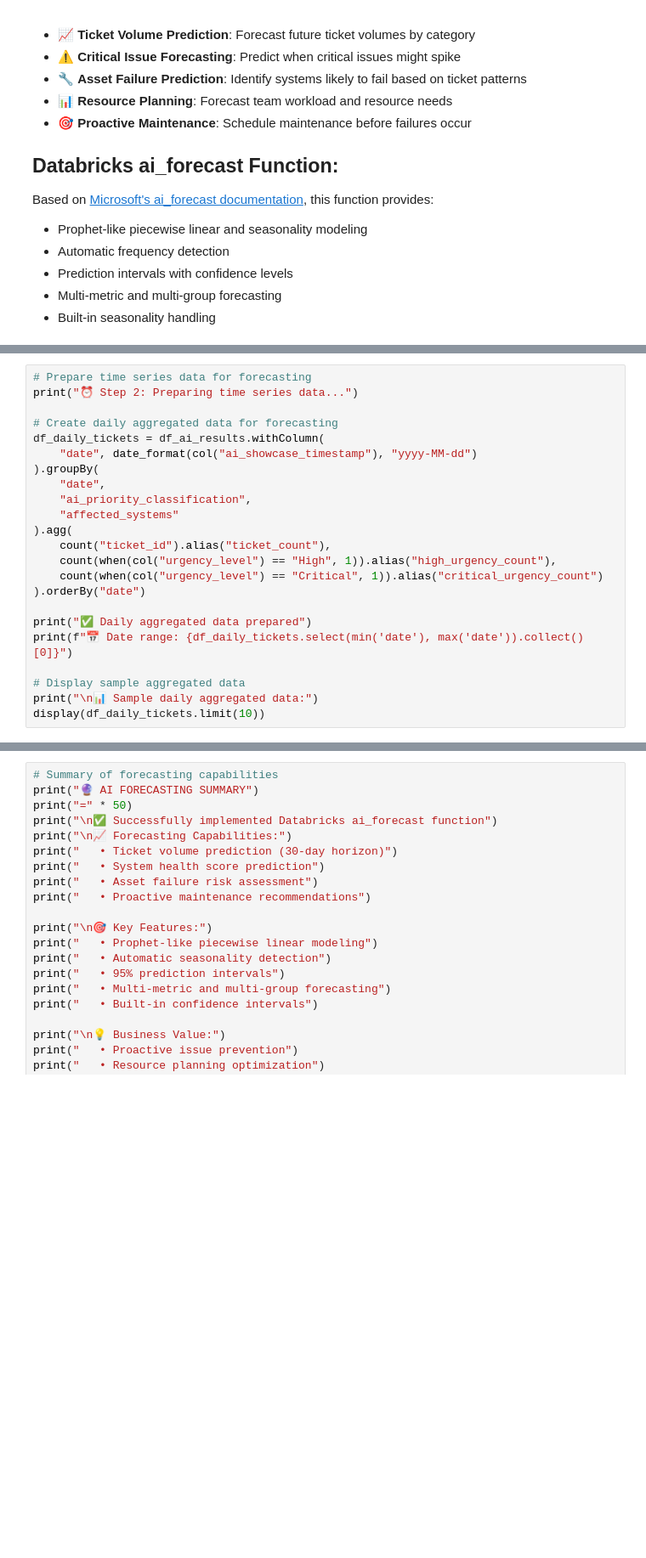
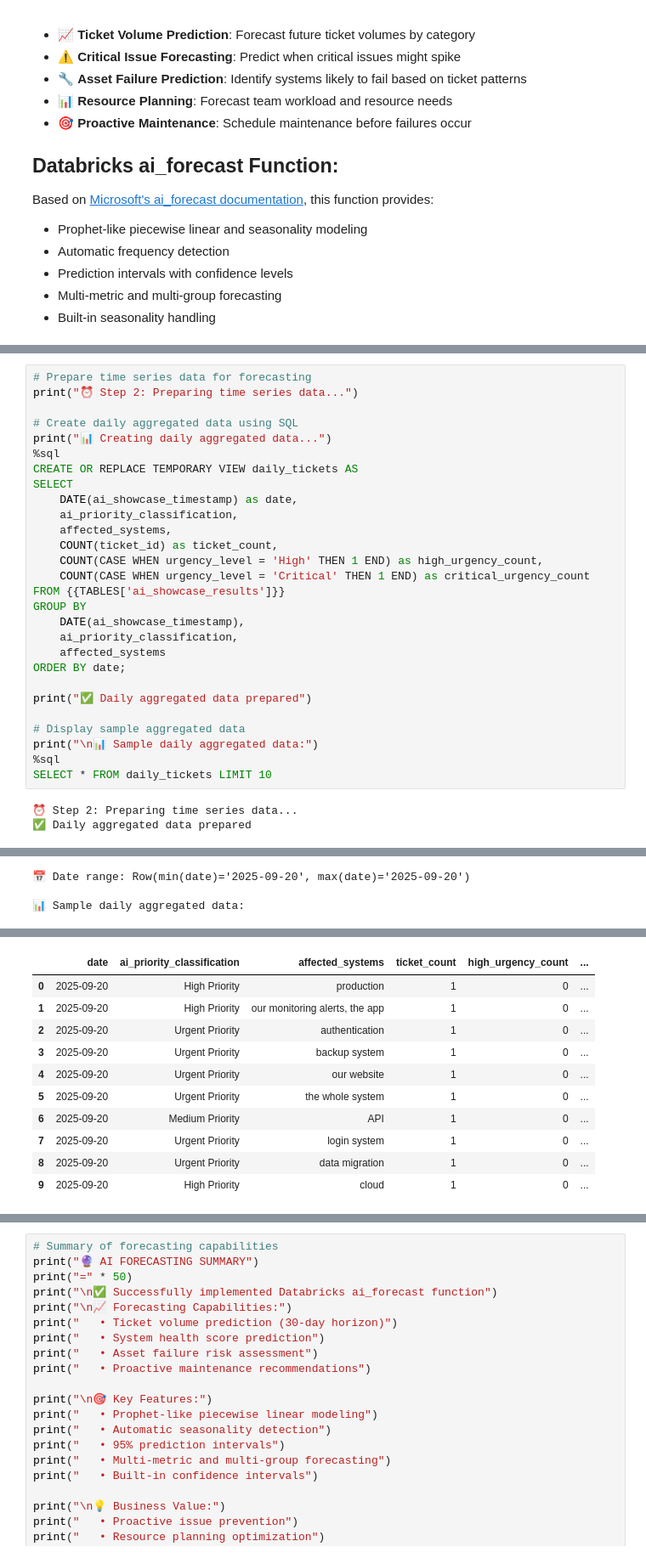
Before and after one commit to bigdatavik/databricks-classify-tickets, a Jupyter notebook: src/databricks_classify_tickets/04_ai_forecasting.ipynb, the cells around one changed output, grey strips where cells are left out. Shown at 85% size. Drawn from its saved outputs; the diff is of its cells as text; blank space fills up the shorter version.

```diff
--- a/src/databricks_classify_tickets/04_ai_forecasting.ipynb
+++ b/src/databricks_classify_tickets/04_ai_forecasting.ipynb
@@ -66,22 +89,30 @@ KeyError: 'ai_analysis_results'
 # Prepare time series data for forecasting
 print("⏰ Step 2: Preparing time series data...")
 
-# Create daily aggregated data for forecasting
-df_daily_tickets = df_ai_results.withColumn(
-    "date", date_format(col("ai_showcase_timestamp"), "yyyy-MM-dd")
-).groupBy(
-    "date",
-    "ai_priority_classification",
-    "affected_systems"
-).agg(
-    count("ticket_id").alias("ticket_count"),
-    count(when(col("urgency_level") == "High", 1)).alias("high_urgency_count"),
-    count(when(col("urgency_level") == "Critical", 1)).alias("critical_urgency_count")
-).orderBy("date")
+# Create daily aggregated data using SQL
+print("📊 Creating daily aggregated data...")
+%sql
+CREATE OR REPLACE TEMPORARY VIEW daily_tickets AS
+SELECT
+    DATE(ai_showcase_timestamp) as date,
+    ai_priority_classification,
+    affected_systems,
+    COUNT(ticket_id) as ticket_count,
+    COUNT(CASE WHEN urgency_level = 'High' THEN 1 END) as high_urgency_count,
+    COUNT(CASE WHEN urgency_level = 'Critical' THEN 1 END) as critical_urgency_count
+FROM {{TABLES['ai_showcase_results']}}
+GROUP BY
+    DATE(ai_showcase_timestamp),
+    ai_priority_classification,
+    affected_systems
+ORDER BY date;
 
 print("✅ Daily aggregated data prepared")
-print(f"📅 Date range: {df_daily_tickets.select(min('date'), max('date')).collect()[0]}")
 
 # Display sample aggregated data
 print("\n📊 Sample daily aggregated data:")
-display(df_daily_tickets.limit(10))
+%sql
+SELECT * FROM daily_tickets LIMIT 10
+# %% [output]
+⏰ Step 2: Preparing time series data...
+✅ Daily aggregated data prepared
@@ -87,0 +120,3 @@ display(df_daily_tickets.limit(10))
+📅 Date range: Row(min(date)='2025-09-20', max(date)='2025-09-20')
+
+📊 Sample daily aggregated data:
@@ -88,3 +124,14 @@ display(df_daily_tickets.limit(10))
+|  | date | ai_priority_classification | affected_systems | ticket_count | high_urgency_count | ... |
+| 0 | 2025-09-20 | High Priority | production | 1 | 0 | ... |
+| 1 | 2025-09-20 | High Priority | our monitoring alerts, the app | 1 | 0 | ... |
+| 2 | 2025-09-20 | Urgent Priority | authentication | 1 | 0 | ... |
+| 3 | 2025-09-20 | Urgent Priority | backup system | 1 | 0 | ... |
+| 4 | 2025-09-20 | Urgent Priority | our website | 1 | 0 | ... |
+| 5 | 2025-09-20 | Urgent Priority | the whole system | 1 | 0 | ... |
+| 6 | 2025-09-20 | Medium Priority | API | 1 | 0 | ... |
+| 7 | 2025-09-20 | Urgent Priority | login system | 1 | 0 | ... |
+| 8 | 2025-09-20 | Urgent Priority | data migration | 1 | 0 | ... |
+| 9 | 2025-09-20 | High Priority | cloud | 1 | 0 | ... |
 # %%
 # Create overall ticket volume time series
 print("📈 Step 3: Creating overall ticket volume time series...")
```
Also changed, not shown: parts of 10 cells of this notebook.
